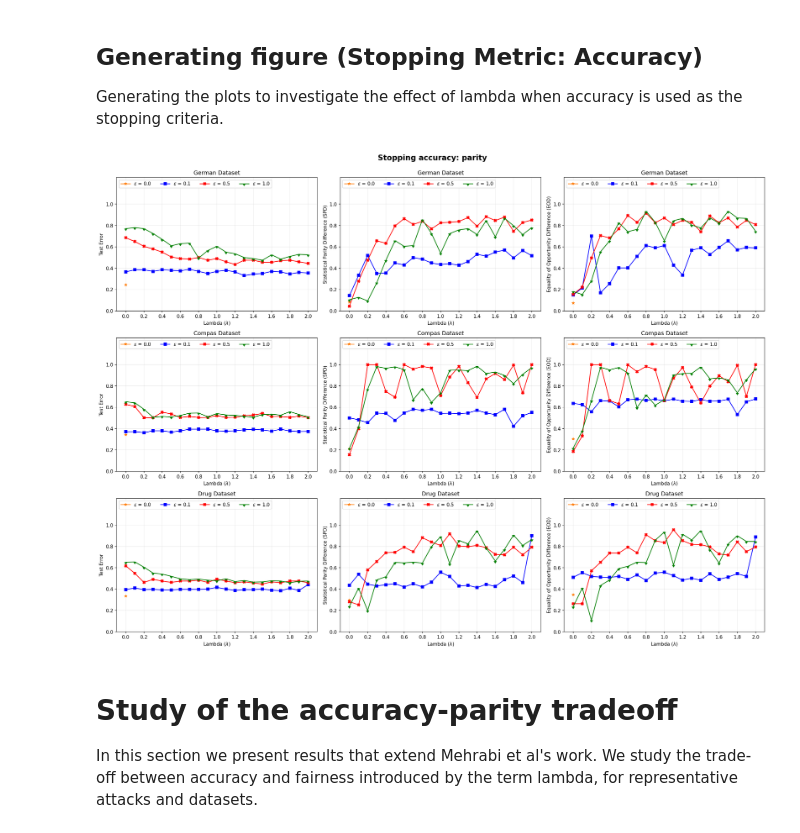
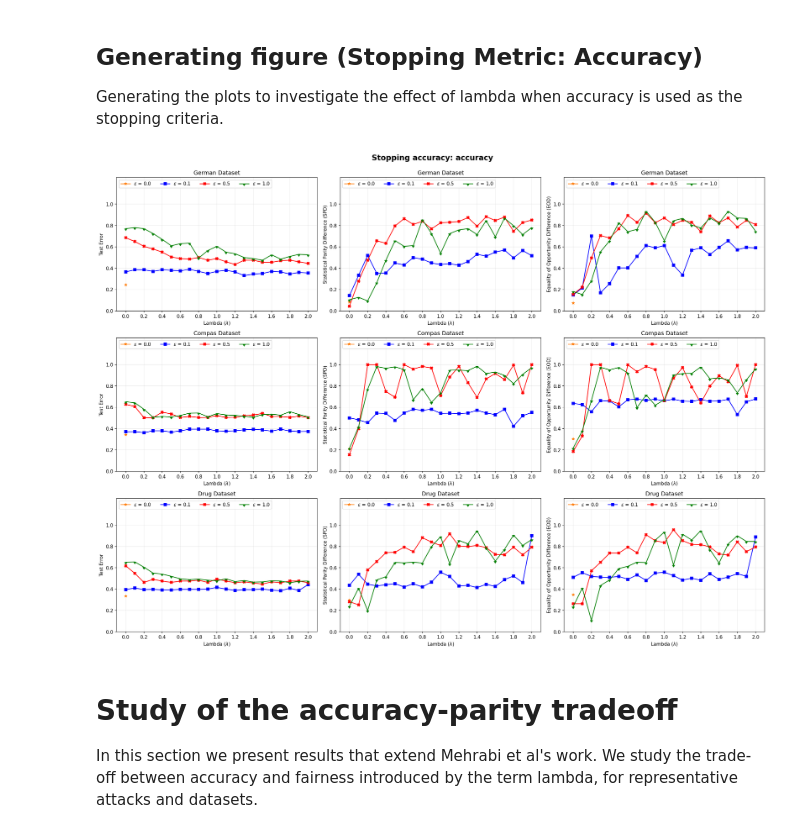
Before and after one commit to imandrealombardo/FACT-AI, a Jupyter notebook: Fairness_attack/Results_notebook.ipynb, the cells around one changed output. Drawn from its saved outputs; the diff is of its cells as text; code cells hidden in the pictures.

```diff
--- a/Fairness_attack/Results_notebook.ipynb
+++ b/Fairness_attack/Results_notebook.ipynb
@@ -298,35 +298,35 @@ for row in rows:
 
     for col in cols:
         # Choose metric to plot based on the column
         if col == 0:
             metric = 'test_error'
             y_label = 'Test Error'
         elif col==1:
             metric = 'SPD'
             y_label = 'Statistical Parity Difference (SPD)'
         else:
             metric = 'EOD'
             y_label = 'Equality of Opportunity Difference (EOD)'
 
         for eps, c, m in zip(epsilons, colors, markers):
             if eps == 0:
                 axs[row, col].plot(lambdas[0], results_lamb_accuracy[dataset][eps][metric][0], label=f'$\epsilon$ = {eps}', color = c, marker = m)
             else:
                 axs[row, col].plot(lambdas, results_lamb_accuracy[dataset][eps][metric], label=f'$\epsilon$ = {eps}', color = c, marker = m)
             axs[row, col].legend(loc='upper left', ncol=4)
             axs[row, col].set_ylim([0, 1.25])
             axs[row, col].set_yticks([0, 0.2, 0.4, 0.6, 0.8, 1.0])
             axs[row, col].set_xticks([0, 0.2, 0.4, 0.6, 0.8, 1.0, 1.2, 1.4, 1.6, 1.8, 2.0])
             axs[row, col].grid(alpha=0.25)
             axs[row, col].title.set_text(f'{dataset.capitalize()} Dataset')
             axs[row, col].set_xlabel('Lambda ($\lambda$)')
             axs[row, col].set_ylabel(y_label)
 
 
-fig.suptitle('Stopping accuracy: parity\n', fontsize=16, fontweight='bold')
+fig.suptitle('Stopping accuracy: accuracy\n', fontsize=16, fontweight='bold')
 fig.tight_layout()
 # %% [output]
-[figure, old version]
+[figure, new version]
 # %% [markdown]
 # Study of the accuracy-parity tradeoff
 In this section we present results that extend Mehrabi et al's work. We study the trade-off between accuracy and fairness introduced by the term lambda, for representative attacks and datasets.
```
